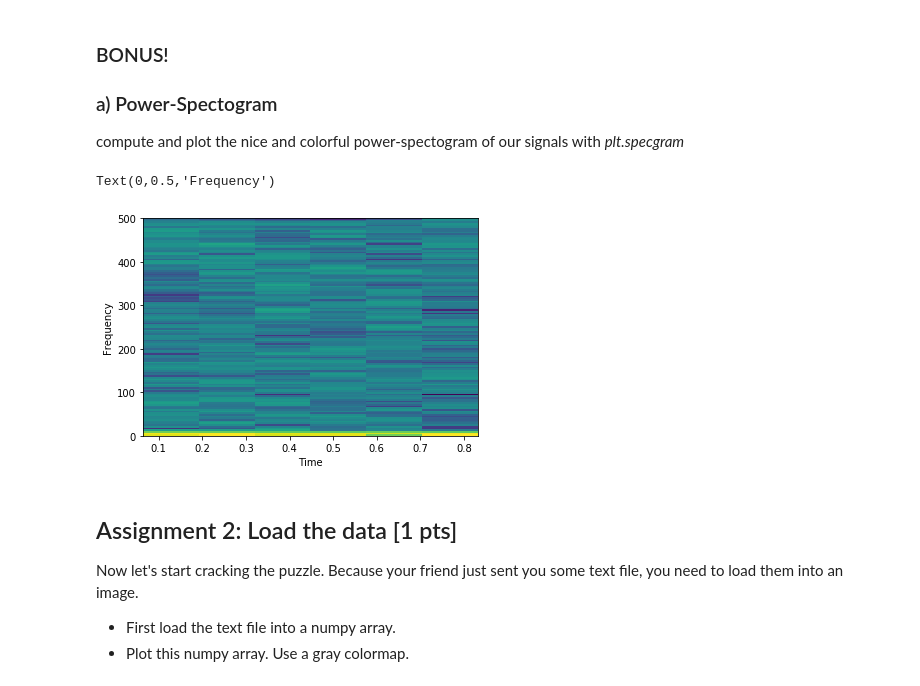
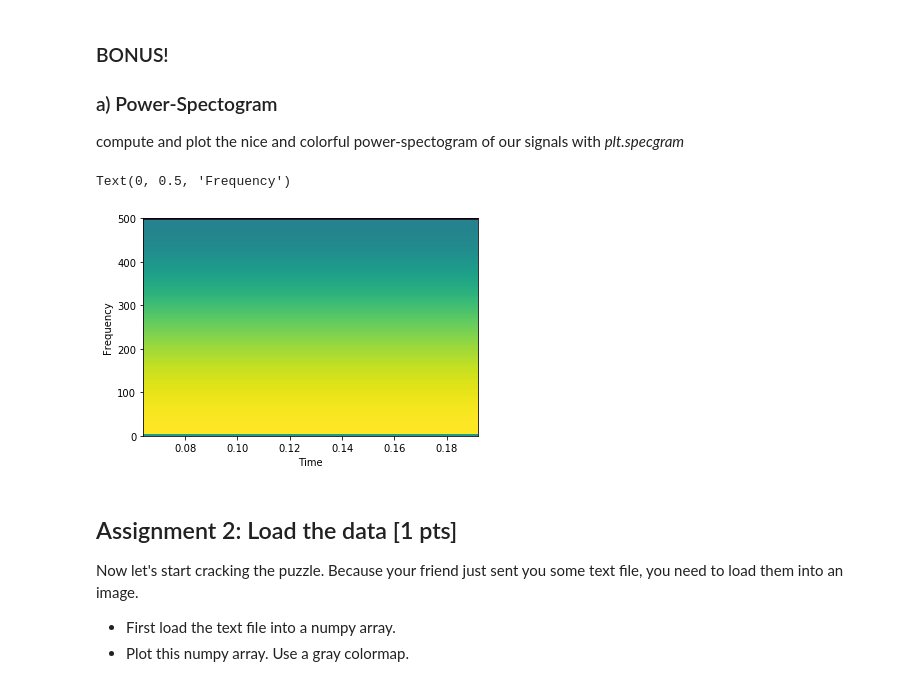
Before and after one commit to NBP-ACC/week-9-acc_8, a Jupyter notebook: sheet07.ipynb, the cells around one changed output. Saved outputs shown, nothing was run; the diff lists cells and outputs as text; code cells hidden in the pictures.

```diff
--- a/sheet07.ipynb
+++ b/sheet07.ipynb
@@ -106,14 +106,14 @@ Text(0.5,1,'Signal 4')
 ### a) Power-Spectogram
 compute and plot the nice and colorful power-spectogram of our signals with *plt.specgram*
 # %%
-
+# compute and plot power-spectogram for the signals
 Fs = 1000
-Pxx, freqs, bins, im = plt.specgram(x=signals[0], Fs=Fs)
+Pxx, freqs, bins, im = plt.specgram(x=signals[0:3], Fs=Fs) # plot the power spectogram
 plt.xlabel('Time')
 plt.ylabel('Frequency')
 # %% [output]
-Text(0,0.5,'Frequency')
+Text(0, 0.5, 'Frequency')
-[figure, old version]
+[figure, new version]
 # %% [markdown]
 ## Assignment 2: Load the data [1 pts]
 Now let's start cracking the puzzle. Because your friend just sent you some text file, you need to load them into an image.
```
Also changed, not shown: parts of 7 cells of this notebook.
